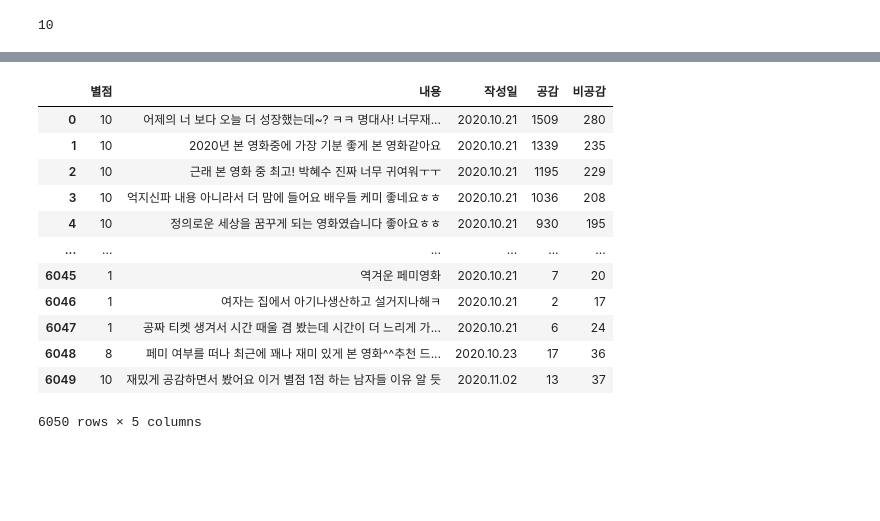
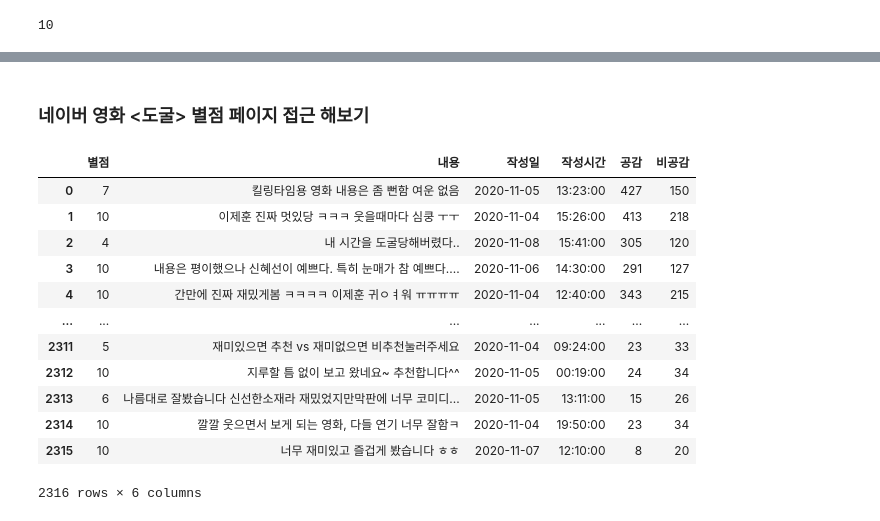
Before and after one commit to Wootae94/Data-Analysis-2020, a Jupyter notebook: 05.Crawling/과제20201118.ipynb, the cells around one changed output, grey strips where cells are left out. Saved outputs shown, nothing was run; the diff lists cells and outputs as text; code cells hidden in the pictures; blank space fills up the shorter version.

```diff
--- a/05.Crawling/과제20201118.ipynb
+++ b/05.Crawling/과제20201118.ipynb
@@ -96,0 +249,9 @@ soup = BeautifulSoup(html, 'html.parser')
+# %%
+# 작성시간 시간대별로 나누기
+df2['작성시간'] = df2['작성시간'].astype(str)
+tmp = []
+for i in df2['작성시간'].tolist():
+    tmp.append(i.replace(':',''))
+df2['tmp'] = tmp
+df2['tmp'].astype(int)
+df2
@@ -97,3 +300,16 @@ soup = BeautifulSoup(html, 'html.parser')
+# %% [markdown]
+### 네이버 영화 <도굴> 별점 페이지 접근 해보기
+# %%
+url_base = 'https://movie.naver.com'
+url_sub =  '/movie/bi/mi/point.nhn?code=193194'
+url = url_base + url_sub
+html = urlopen(url)
+soup = BeautifulSoup(html, 'html.parser')
+iframe = soup.find('iframe')['src']
+# %%
+start_page = '&page=1'
+html = urlopen(url_base + iframe + start_page)
+soup = BeautifulSoup(html, 'html.parser')
 # %%
 total = int(soup.select_one('.total').find('em').get_text().replace(',',''))
 end_page = (total // 10) + 1
@@ -102,5 +316,5 @@ from tqdm import tqdm_notebook
 # %%
-star_score_list = []; contents_list = []; time_list = []
+star_score_list = []; contents_list = []; date_list = [];time_list = []
 sym_list = []; nonsym_list = []
 for i in tqdm_notebook(range(end_page)):
     page = f'&page={i + 1}'
@@ -109,7 +323,9 @@ for i in tqdm_notebook(range(end_page)):
     reply_list = soup.select_one('.score_result').find_all('li')
     for reply in reply_list:
         star_score = int(reply.select_one('.star_score').get_text().strip())
-        time = reply.find('dt').get_text().split('\n')[-2].split(' ')[0]
+        datetime = datetime.strptime(reply.find('dt').get_text().split('\n')[-2], "%Y.%m.%d %H:%M")
+        date = datetime.date()
+        time = datetime.time()
         sym = int(reply.select_one('.btn_area').find_all('strong')[0].get_text())
         nonsym = int(reply.select_one('.btn_area').find_all('strong')[1].get_text())
         spans = reply.find_all('span')
@@ -121,29 +337,31 @@ for i in tqdm_notebook(range(end_page)):
             contents = ''
         star_score_list.append(star_score)
         contents_list.append(contents)
+        date_list.append(date)
         time_list.append(time)
         sym_list.append(sym)
         nonsym_list.append(nonsym)
 # %%
-df2 = pd.DataFrame({
+df3 = pd.DataFrame({
     '별점' : star_score_list,
     '내용' : contents_list,
-    '작성일' : time_list,
+    '작성일' : date_list,
+    '작성시간' : time_list,
     '공감' : sym_list,
     '비공감' : nonsym_list
 })
-df2
+df3
 # %% [output]
-|  | 별점 | 내용 | 작성일 | 공감 | 비공감 |
-| 0 | 10 | 어제의 너 보다 오늘 더 성장했는데~? ㅋㅋ 명대사! 너무재... | 2020.10.21 | 1509 | 280 |
-| 1 | 10 | 2020년 본 영화중에 가장 기분 좋게 본 영화같아요 | 2020.10.21 | 1339 | 235 |
-| 2 | 10 | 근래 본 영화 중 최고! 박혜수 진짜 너무 귀여워ㅜㅜ | 2020.10.21 | 1195 | 229 |
-| 3 | 10 | 억지신파 내용 아니라서 더 맘에 들어요 배우들 케미 좋네요ㅎㅎ | 2020.10.21 | 1036 | 208 |
-| 4 | 10 | 정의로운 세상을 꿈꾸게 되는 영화였습니다 좋아요ㅎㅎ | 2020.10.21 | 930 | 195 |
-| ... | ... | ... | ... | ... | ... |
-| 6045 | 1 | 역겨운 페미영화 | 2020.10.21 | 7 | 20 |
-| 6046 | 1 | 여자는 집에서 아기나생산하고 설거지나해ㅋ | 2020.10.21 | 2 | 17 |
-| 6047 | 1 | 공짜 티켓 생겨서 시간 때울 겸 봤는데 시간이 더 느리게 가... | 2020.10.21 | 6 | 24 |
-| 6048 | 8 | 페미 여부를 떠나 최근에 꽤나 재미 있게 본 영화^^추천 드... | 2020.10.23 | 17 | 36 |
-| 6049 | 10 | 재밌게 공감하면서 봤어요 이거 별점 1점 하는 남자들 이유 알 듯 | 2020.11.02 | 13 | 37 |
+|  | 별점 | 내용 | 작성일 | 작성시간 | 공감 | 비공감 |
+| 0 | 7 | 킬링타임용 영화 내용은 좀 뻔함 여운 없음 | 2020-11-05 | 13:23:00 | 427 | 150 |
+| 1 | 10 | 이제훈 진짜 멋있당 ㅋㅋㅋ 웃을때마다 심쿵 ㅜㅜ | 2020-11-04 | 15:26:00 | 413 | 218 |
+| 2 | 4 | 내 시간을 도굴당해버렸다.. | 2020-11-08 | 15:41:00 | 305 | 120 |
+| 3 | 10 | 내용은 평이했으나 신혜선이 예쁘다. 특히 눈매가 참 예쁘다.... | 2020-11-06 | 14:30:00 | 291 | 127 |
+| 4 | 10 | 간만에 진짜 재밌게봄 ㅋㅋㅋㅋ 이제훈 귀ㅇㅕ워 ㅠㅠㅠㅠ | 2020-11-04 | 12:40:00 | 343 | 215 |
+| ... | ... | ... | ... | ... | ... | ... |
+| 2311 | 5 | 재미있으면 추천 vs 재미없으면 비추천눌러주세요 | 2020-11-04 | 09:24:00 | 23 | 33 |
+| 2312 | 10 | 지루할 틈 없이 보고 왔네요~ 추천합니다^^ | 2020-11-05 | 00:19:00 | 24 | 34 |
+| 2313 | 6 | 나름대로 잘봤습니다 신선한소재라 재밌었지만막판에 너무 코미디... | 2020-11-05 | 13:11:00 | 15 | 26 |
+| 2314 | 10 | 깔깔 웃으면서 보게 되는 영화, 다들 연기 너무 잘함ㅋ | 2020-11-04 | 19:50:00 | 23 | 34 |
+| 2315 | 10 | 너무 재미있고 즐겁게 봤습니다 ㅎㅎ | 2020-11-07 | 12:10:00 | 8 | 20 |
-6050 rows × 5 columns
+2316 rows × 6 columns
```
Also changed, not shown: parts of 39 cells of this notebook, 1 other file.
